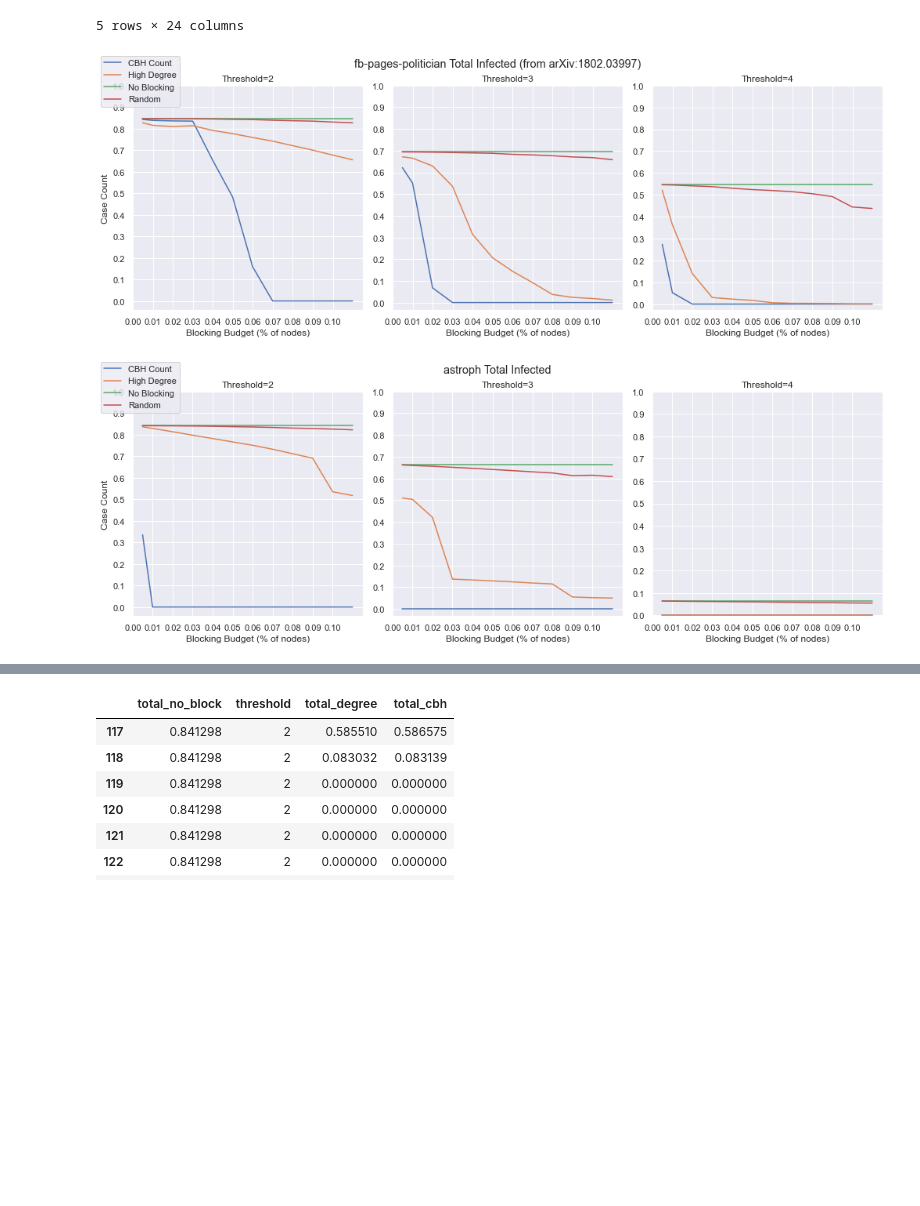
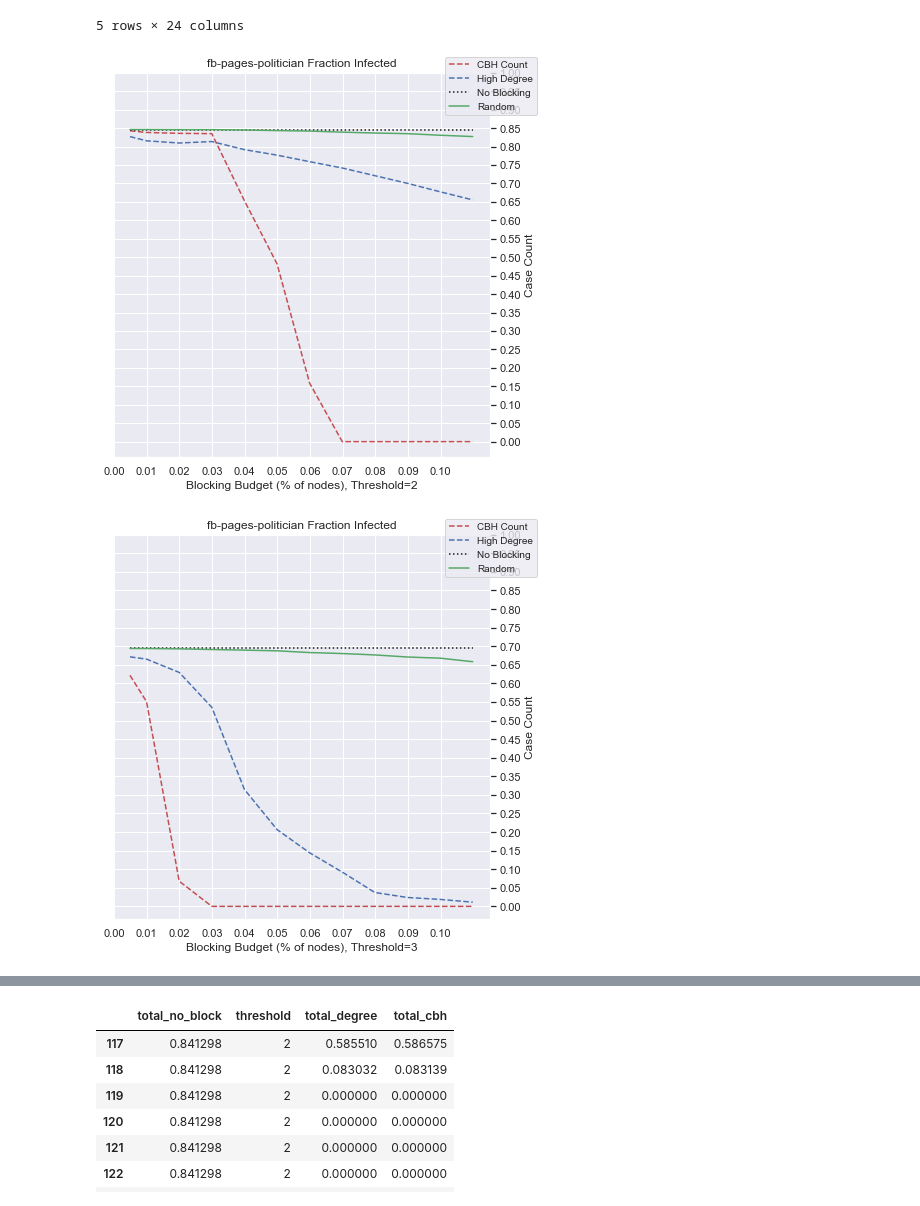
Before and after one commit to hcars/threshold_simulations_refactored, a Jupyter notebook: complex_net_proposal/experiment_results/analysis.ipynb, the cells around one changed output, grey strips where cells are left out. Drawn from its saved outputs; the diff is of its cells as text; code cells hidden in the pictures; blank space fills up the shorter version.

Commit message:
Made suggested changes to plots

```diff
--- a/complex_net_proposal/experiment_results/analysis.ipynb
+++ b/complex_net_proposal/experiment_results/analysis.ipynb
@@ -32,31 +32,37 @@ for i in range(results.shape[0]):
 # %%
 import matplotlib.pyplot as plt
 import numpy as np
+from matplotlib.font_manager import FontProperties
+
 names = ['fb-pages-politician','astroph', 'wiki']
 thres = [2, 3, 4]
 
+fontP = FontProperties()
+fontP.set_size('small')
+
+
 for name in names:
     threshold = results[results.network_name == name]
-    fig, ax = plt.subplots(1,3, figsize=(14, 5))
-    fig.suptitle(name + " Total Infected")
-    if name == 'fb-pages-politician':
-        fig.suptitle(name + " Total Infected (from arXiv:1802.03997)")
 #        threshold = threshold[threshold.seed_size == 10]
     for i in range(len(thres)):
+        fig, ax = plt.subplots(figsize=(6, 6))
         subdf = threshold[threshold.threshold == thres[i]]
-        cbh, = ax[i].plot(list(subdf.budget_total)[:-1], list(subdf.total_cbh)[:-1])
-        degree, = ax[i].plot(list(subdf.budget_total)[:-1], list(subdf.total_degree)[:-1])
-        no_block, = ax[i].plot(list(subdf.budget_total)[:-1], list(subdf.total_no_block)[:-1])
-        random, = ax[i].plot(list(subdf.budget_total)[:-1], list(subdf.total_random)[:-1])
-        ax[i].set_xticks(np.arange(0, .11, .01))
-        ax[i].set_yticks(np.arange(0, 1.1, .1))
-    fig.tight_layout(pad=1)
-    fig.legend([cbh, degree, no_block, random], ['CBH Count', "High Degree", "No Blocking", "Random"], loc='upper left')
-    for i in range(3):
-        ax[i].set_xlabel("Blocking Budget (% of nodes)")
-        ax[i].set_title("Threshold=" + str(thres[i]))
-    ax[0].set_ylabel("Case Count")
-    plt.savefig("infected_cnt_" + name + ".pdf", bbox_inches="tight")
+        cbh, = ax.plot(list(subdf.budget_total)[:-1], list(subdf.total_cbh)[:-1], 'r--')
+        degree, = ax.plot(list(subdf.budget_total)[:-1], list(subdf.total_degree)[:-1], 'b--')
+        no_block, = ax.plot(list(subdf.budget_total)[:-1], list(subdf.total_no_block)[:-1], 'k:')
+        random, = ax.plot(list(subdf.budget_total)[:-1], list(subdf.total_random)[:-1],'g')
+        ax.set_xticks(np.arange(0, .11, .01))
+        ax.set_yticks(np.arange(0, 1.05, .05))
+        fig.tight_layout(pad=1)
+        fig.legend([cbh, degree, no_block, random], ['CBH Count', "High Degree", "No Blocking", "Random"], loc='upper right', prop=fontP)
+        ax.set_title(name + "Fraction Infected")
+        if name == 'fb-pages-politician':
+            ax.set_title(name + " Fraction Infected")
+        ax.set_xlabel("Blocking Budget (% of nodes), Threshold=" + str(thres[i]))
+        ax.set_ylabel("Case Count")
+        ax.yaxis.set_ticks_position("right")
+        ax.yaxis.set_label_position("right")
+        plt.savefig("plots/" + name + "_thres_" + str(thres[i]) + ".png", bbox_inches="tight")
 # %% [output]
-[figure, old version]
+[figure, new version]
-[figure, old version]
+[figure, new version]
```
Also changed, not shown: parts of 1 cell of this notebook, 12 other files.
